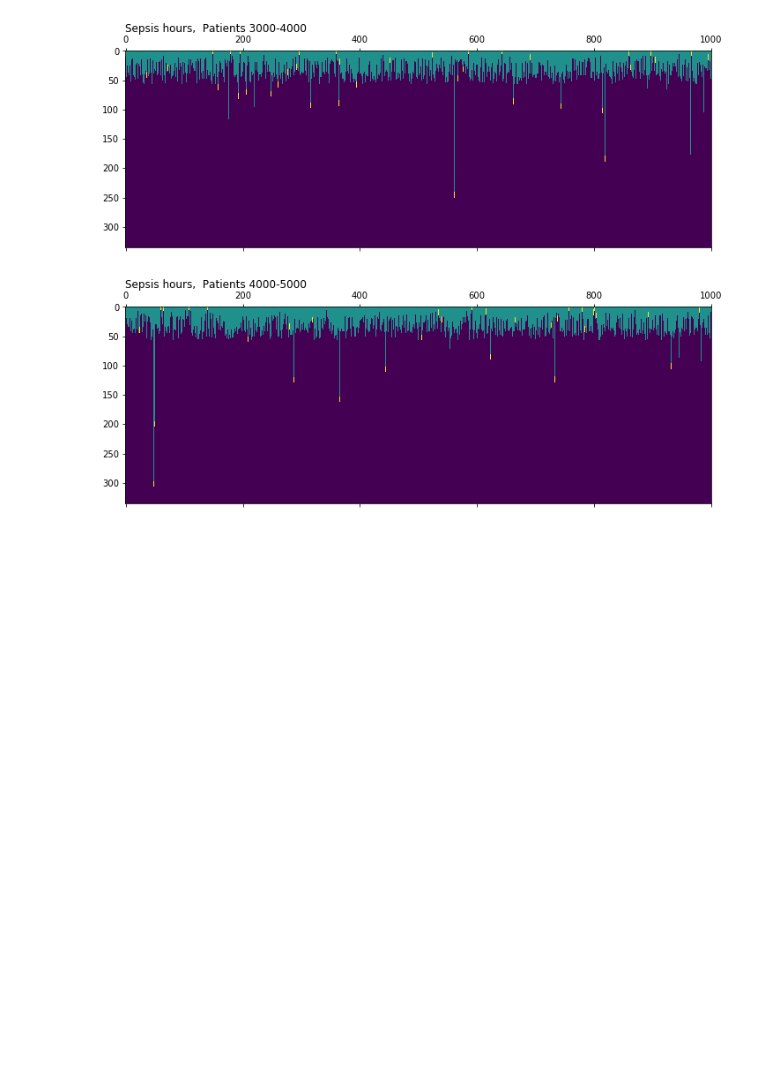
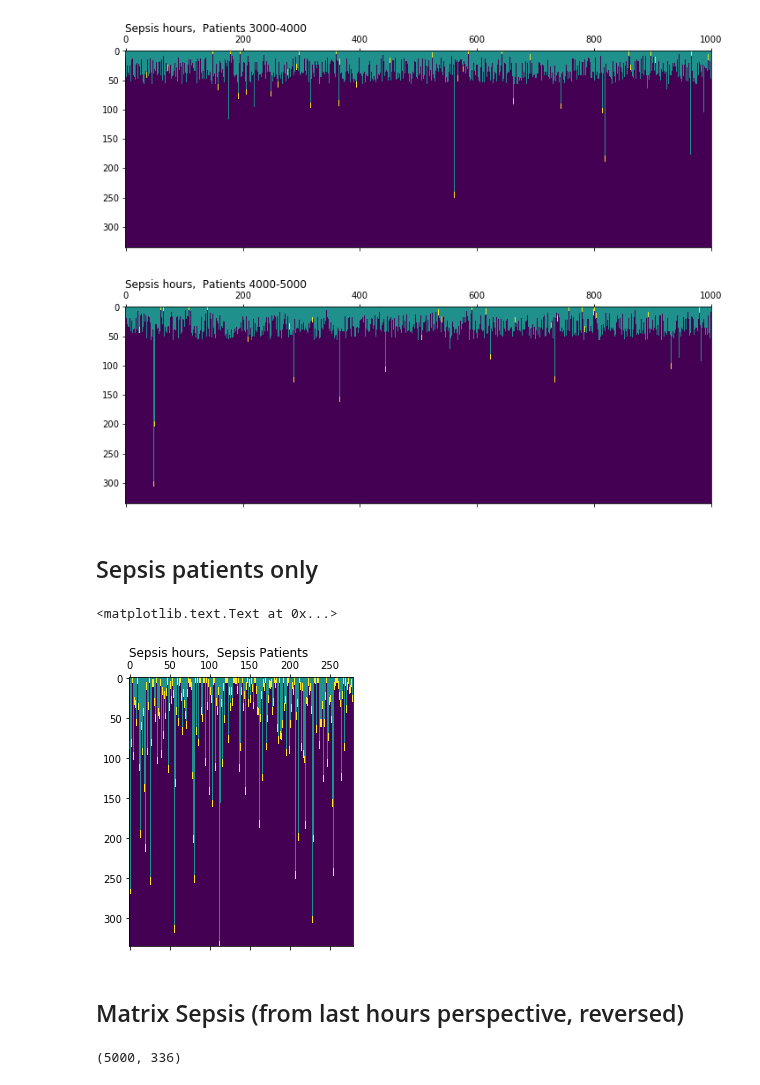
Before and after one commit to malfarasplux/pnet2019, a Jupyter notebook: explore_ipynb/sepsis_positive_matrix.ipynb, the cells around one changed output. Saved outputs shown, nothing was run; the diff lists cells and outputs as text; code cells hidden in the pictures; blank space fills up the shorter version.

Commit message:
Added reversed perspective (last hours)

```diff
--- a/explore_ipynb/sepsis_positive_matrix.ipynb
+++ b/explore_ipynb/sepsis_positive_matrix.ipynb
@@ -212,3 +212,21 @@ for i in range(int(len(SL)/step)):
 [figure]
 [figure]
 [figure]
+# %% [markdown]
+## Sepsis patients only
+# %%
+plt.matshow(np.transpose(sepsis_matrix[sepsis_idx]))
+plt.title("Sepsis hours,  Sepsis Patients \n",loc='left')
+# %% [output]
+<matplotlib.text.Text at 0x...>
+[figure, added]
+# %% [markdown]
+## Matrix Sepsis (from last hours perspective, reversed)
+# %%
+# Initialize sepsis matrix
+sepsis_matrix_last = -1 * np.ones((len(SL),mv), dtype=int)
+for i in range(len(SL)):
+    sepsis_matrix_last[i][-(SL[i].count(axis = 0)[0]):] = (SL[i].values).flatten()
+np.shape(sepsis_matrix_last)
+# %% [output]
+(5000, 336)
```
Also changed, not shown: parts of 5 cells of this notebook.
